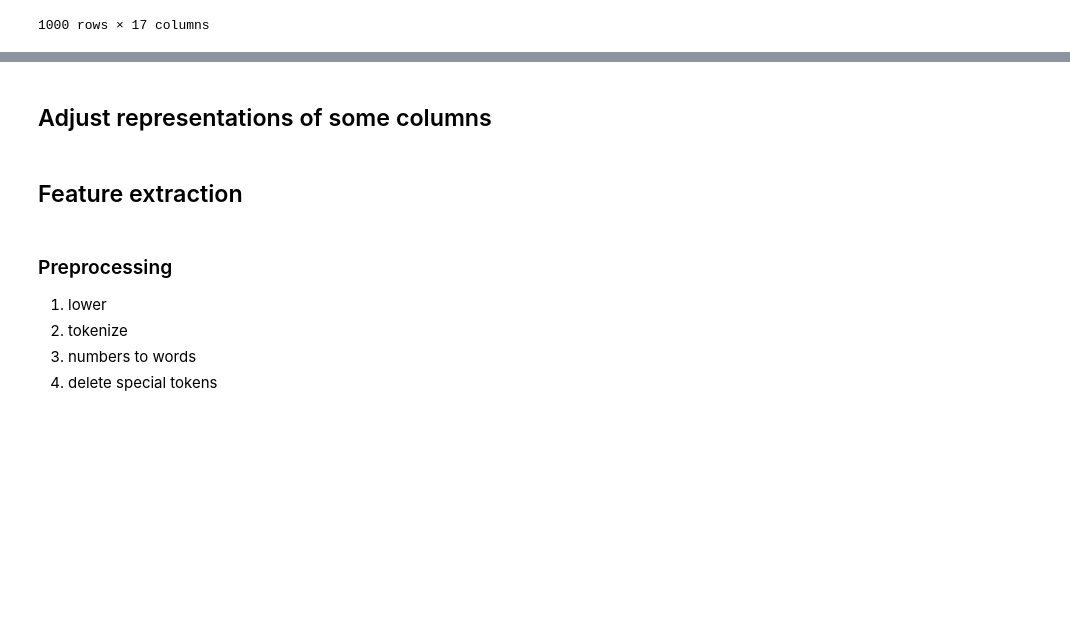
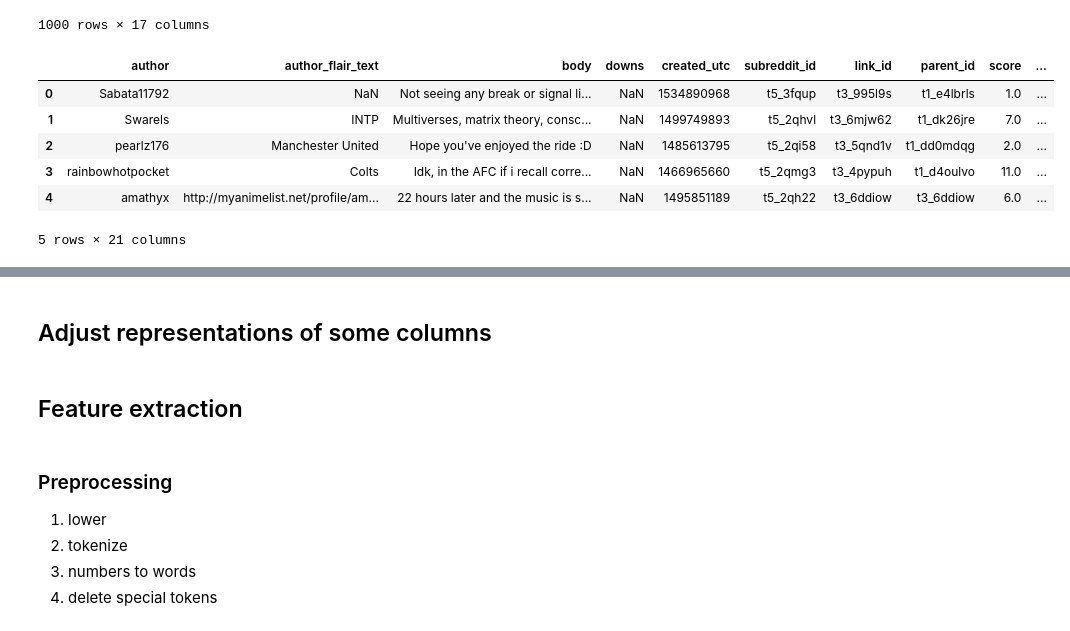
Before and after one commit to sophiasylvester/Big5-NLP, a Jupyter notebook: preprocessing_author.ipynb, the cells around one changed output, grey strips where cells are left out. Drawn from its saved outputs; the diff is of its cells as text; code cells hidden in the pictures; blank space fills up the shorter version.

Commit message:
change representation of subreddit and time to one column per element

```diff
--- a/preprocessing_author.ipynb
+++ b/preprocessing_author.ipynb
@@ -118,31 +118,39 @@ def numeric_lang(df):
 # %%
 def create_timecolumns(df):
     readable = []
     weekday = []
     month = []
     year = []
     for row in df['created_utc']:
         item = datetime.datetime.fromtimestamp(row)
         weekday_item = item.strftime('%A')
         readable_item = datetime.datetime.fromtimestamp(row).isoformat()
         month.append(str(readable_item[5:7]))
         year.append(str(readable_item[0:4]))
         readable.append(readable_item)
-        weekday.append(weekday_item)
+        weekday.append(weekday_item.lower())
     df['time'] = readable
     df['weekday'] = weekday
     df['month'] = month
     df['year'] = year
     return df
 
-# pandora = create_timecolumns(pandora)
-# pandora.head()
+pandora = create_timecolumns(df)
+pandora.head()
 # test = pandora.iloc[0]['time']
 # print(test)
 # print(test[0:4])
 # lst = pandora.weekday.tolist()
 # lstset = set(lst)
 # print(lstset)
+# %% [output]
+|  | author | author_flair_text | body | downs | created_utc | subreddit_id | link_id | parent_id | score | ... |
+| 0 | Sabata11792 | NaN | Not seeing any break or signal li... | NaN | 1534890968 | t5_3fqup | t3_995l9s | t1_e4lbrls | 1.0 | ... |
+| 1 | Swarels | INTP | Multiverses, matrix theory, consc... | NaN | 1499749893 | t5_2qhvl | t3_6mjw62 | t1_dk26jre | 7.0 | ... |
+| 2 | pearlz176 | Manchester United | Hope you've enjoyed the ride :D | NaN | 1485613795 | t5_2qi58 | t3_5qnd1v | t1_dd0mdqg | 2.0 | ... |
+| 3 | rainbowhotpocket | Colts | Idk, in the AFC if i recall corre... | NaN | 1466965660 | t5_2qmg3 | t3_4pypuh | t1_d4oulvo | 11.0 | ... |
+| 4 | amathyx | http://myanimelist.net/profile/am... | 22 hours later and the music is s... | NaN | 1495851189 | t5_2qh22 | t3_6ddiow | t3_6ddiow | 6.0 | ... |
+5 rows × 21 columns
 # %%
 def timecounter(lst, vocablst):
     if vocablst == 'weekday':
```
Also changed, not shown: parts of 8 cells of this notebook.
